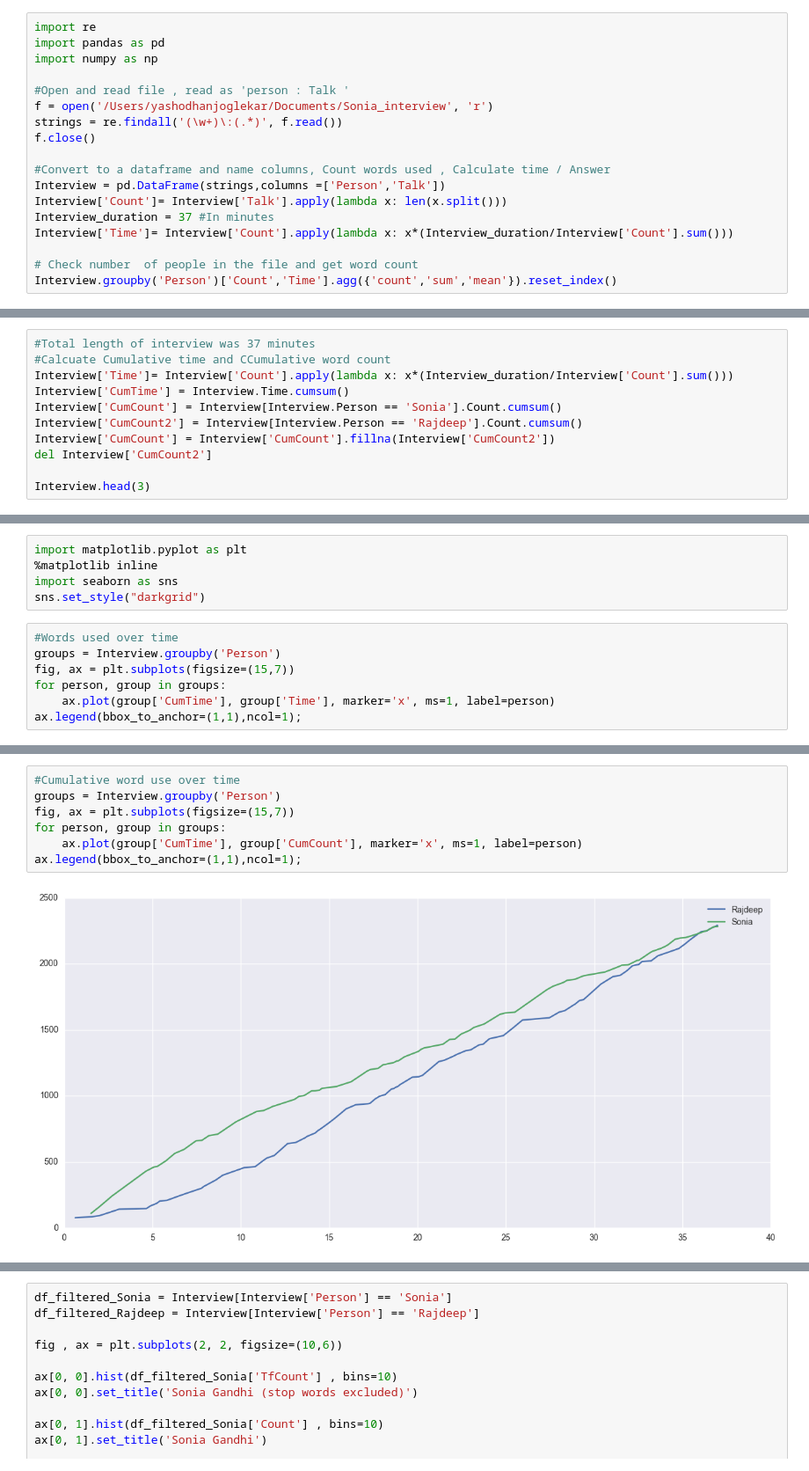
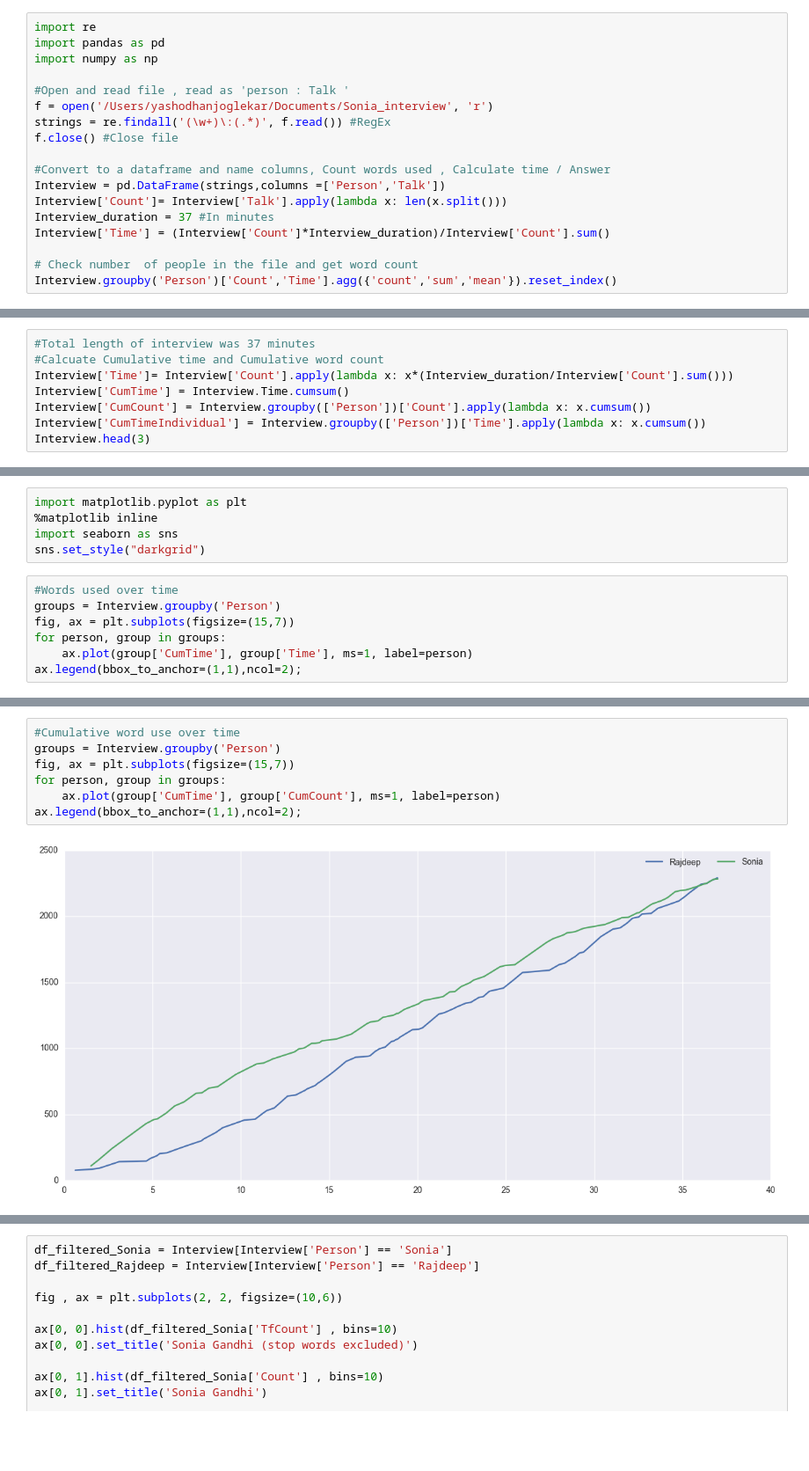
Before and after one commit to Preethikoneti/Interview, a Jupyter notebook: Interview_Sonia.ipynb, the cells around one changed output, grey strips where cells are left out. Shown: that part at 88% size. Cells and saved outputs as stored; diff of their text form; blank space fills up the shorter version.

```diff
--- a/Interview_Sonia.ipynb
+++ b/Interview_Sonia.ipynb
@@ -9,14 +11,14 @@ import numpy as np
 
 #Open and read file , read as 'person : Talk '
 f = open('/Users/yashodhanjoglekar/Documents/Sonia_interview', 'r')
-strings = re.findall('(\w+)\:(.*)', f.read())
-f.close()
+strings = re.findall('(\w+)\:(.*)', f.read()) #RegEx
+f.close() #Close file
 
 #Convert to a dataframe and name columns, Count words used , Calculate time / Answer
 Interview = pd.DataFrame(strings,columns =['Person','Talk'])
 Interview['Count']= Interview['Talk'].apply(lambda x: len(x.split()))
 Interview_duration = 37 #In minutes
-Interview['Time']= Interview['Count'].apply(lambda x: x*(Interview_duration/Interview['Count'].sum()))
+Interview['Time'] = (Interview['Count']*Interview_duration)/Interview['Count'].sum()
 
 # Check number  of people in the file and get word count
 Interview.groupby('Person')['Count','Time'].agg({'count','sum','mean'}).reset_index()
@@ -28,12 +30,9 @@ Interview.groupby('Person')['Count','Time'].agg({'count','sum','mean'}).reset_in
 # %%
 #Total length of interview was 37 minutes
-#Calcuate Cumulative time and CCumulative word count
+#Calcuate Cumulative time and Cumulative word count
 Interview['Time']= Interview['Count'].apply(lambda x: x*(Interview_duration/Interview['Count'].sum()))
 Interview['CumTime'] = Interview.Time.cumsum()
-Interview['CumCount'] = Interview[Interview.Person == 'Sonia'].Count.cumsum()
-Interview['CumCount2'] = Interview[Interview.Person == 'Rajdeep'].Count.cumsum()
-Interview['CumCount'] = Interview['CumCount'].fillna(Interview['CumCount2'])
-del Interview['CumCount2']
-
+Interview['CumCount'] = Interview.groupby(['Person'])['Count'].apply(lambda x: x.cumsum())
+Interview['CumTimeIndividual'] = Interview.groupby(['Person'])['Time'].apply(lambda x: x.cumsum())
 Interview.head(3)
 # %% [output]
@@ -80,6 +82,6 @@ sns.set_style("darkgrid")
 groups = Interview.groupby('Person')
 fig, ax = plt.subplots(figsize=(15,7))
 for person, group in groups:
-    ax.plot(group['CumTime'], group['Time'], marker='x', ms=1, label=person)
-ax.legend(bbox_to_anchor=(1,1),ncol=1);
+    ax.plot(group['CumTime'], group['Time'], ms=1, label=person)
+ax.legend(bbox_to_anchor=(1,1),ncol=2);
 # %% [output]
@@ -87,11 +89,11 @@ ax.legend(bbox_to_anchor=(1,1),ncol=1);
 # %%
 #Cumulative word use over time
 groups = Interview.groupby('Person')
 fig, ax = plt.subplots(figsize=(15,7))
 for person, group in groups:
-    ax.plot(group['CumTime'], group['CumCount'], marker='x', ms=1, label=person)
-ax.legend(bbox_to_anchor=(1,1),ncol=1);
+    ax.plot(group['CumTime'], group['CumCount'], ms=1, label=person)
+ax.legend(bbox_to_anchor=(1,1),ncol=2);
 # %% [output]
-[figure, old version]
+[figure, new version]
 # %%
 #How did the length of questions relate to length of answers?
```
Also changed, not shown: parts of 17 cells of this notebook.
